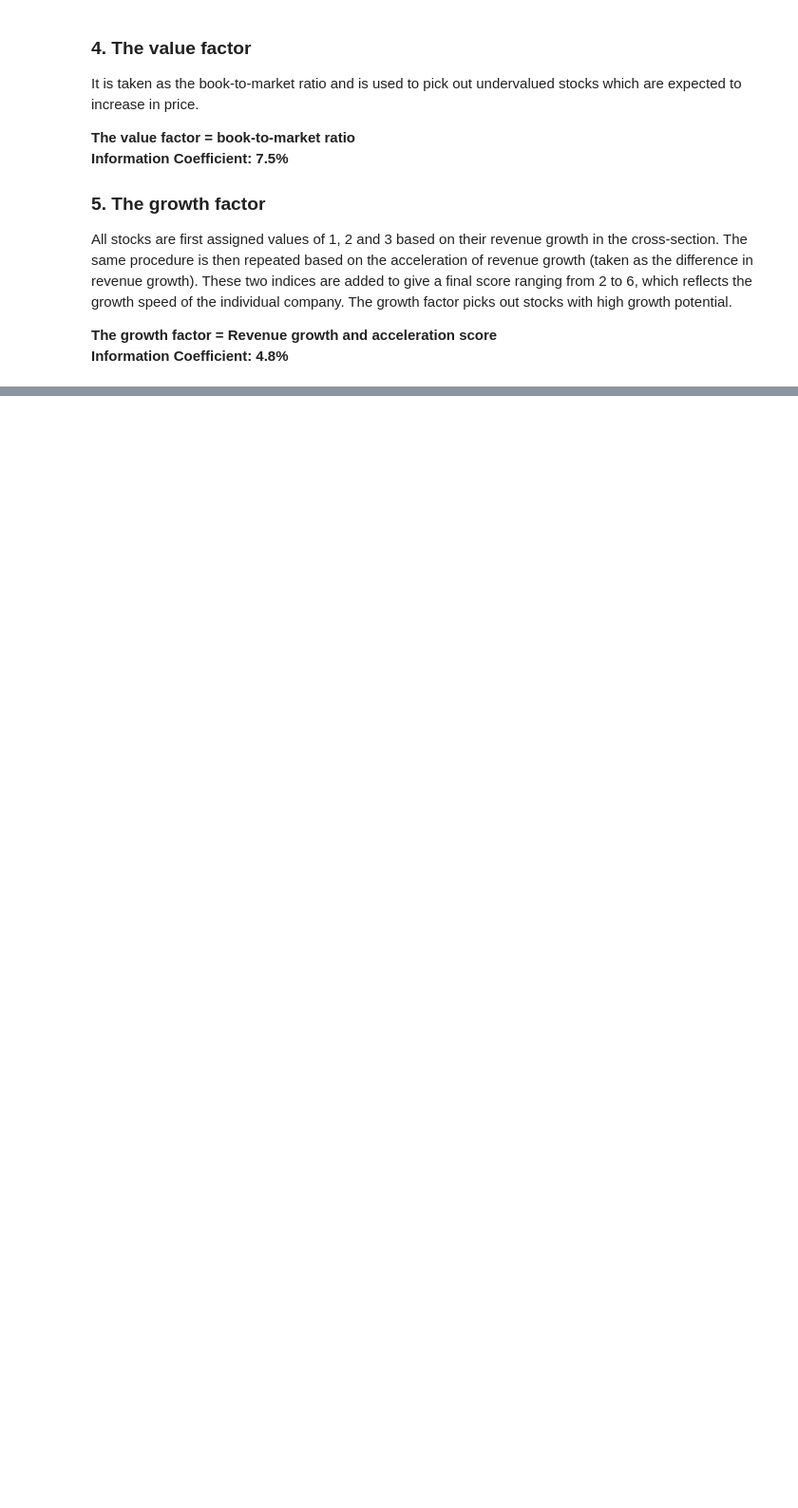
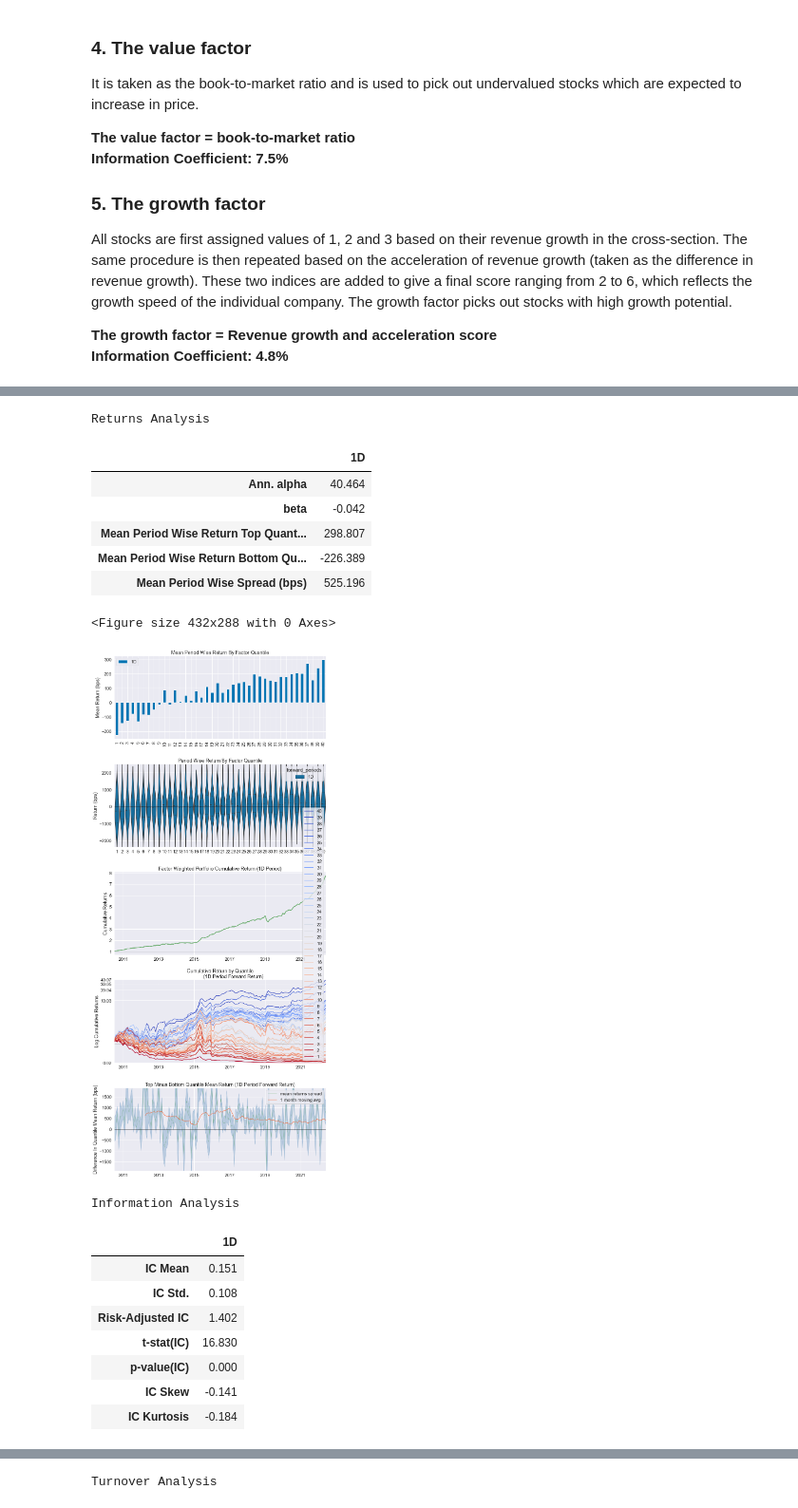
Before and after one commit to Kaisun327/Strategy, a Jupyter notebook: Strategy code.ipynb, the cells around one changed output, grey strips where cells are left out. Shown at 95% size. Cells and saved outputs as stored; diff of their text form; code cells hidden in the pictures; blank space fills up the shorter version.

```diff
--- a/Strategy code.ipynb
+++ b/Strategy code.ipynb
@@ -133,2 +299,17 @@ Index(['000001.SZ', '000002.SZ', '000004.SZ', '000006.SZ', '000008.SZ',
+# %%
+# standardization of each factor before addition (step 5)
+for i in range(144):
+    reversal.iloc[i,:]=stan(reversal.iloc[i,:])
+    liquidity.iloc[i,:]=stan(liquidity.iloc[i,:])
+    size.iloc[i,:]=stan(size.iloc[i,:])
+    growth.iloc[i,:]=stan(growth.iloc[i,:])
+    value.iloc[i,:]=stan(value.iloc[i,:])
+
+factor = reversal + liquidity + size + growth + value
+factor.index=date[:-1]
 # %%
+# Quantile information of stocks for each month
+quantile_info=quantile(factor,price, low_att_stocks,num_of_quant=40)
+# Detailed analysis of factor performance (generated by alphalens)
+alphalens.tears.create_full_tear_sheet(quantile_info,long_short=False)
 # %% [output]
@@ -135,0 +351,18 @@ Index(['000001.SZ', '000002.SZ', '000004.SZ', '000006.SZ', '000008.SZ',
+Returns Analysis
+|  | 1D |
+| Ann. alpha | 40.464 |
+| beta | -0.042 |
+| Mean Period Wise Return Top Quant... | 298.807 |
+| Mean Period Wise Return Bottom Qu... | -226.389 |
+| Mean Period Wise Spread (bps) | 525.196 |
+<Figure size 432x288 with 0 Axes>
+[figure, added]
+Information Analysis
+|  | 1D |
+| IC Mean | 0.151 |
+| IC Std. | 0.108 |
+| Risk-Adjusted IC | 1.402 |
+| t-stat(IC) | 16.830 |
+| p-value(IC) | 0.000 |
+| IC Skew | -0.141 |
+| IC Kurtosis | -0.184 |
@@ -135,0 +370 @@ Index(['000001.SZ', '000002.SZ', '000004.SZ', '000006.SZ', '000008.SZ',
+Turnover Analysis
```
Also changed, not shown: parts of 15 cells of this notebook, 8 other files.
